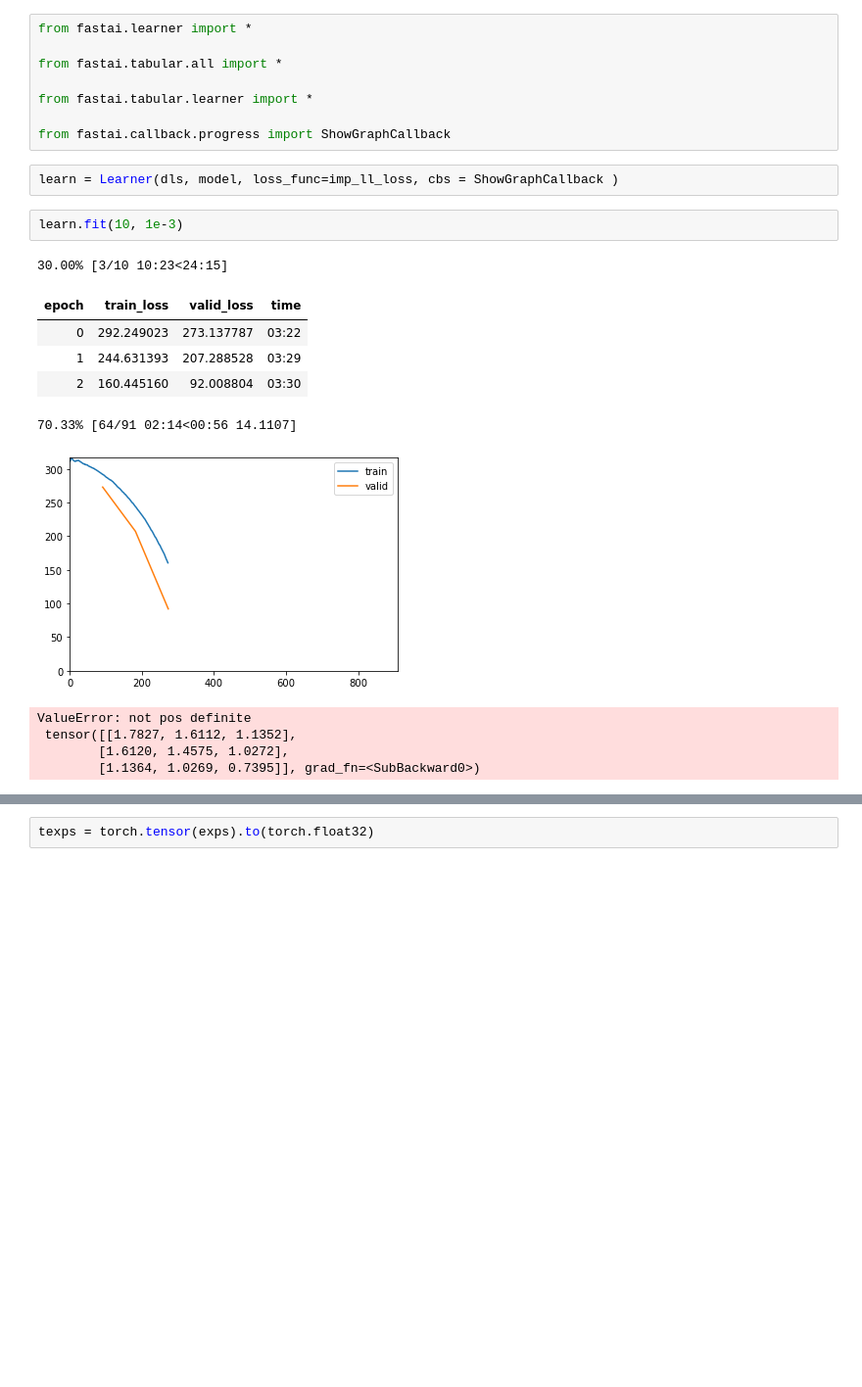
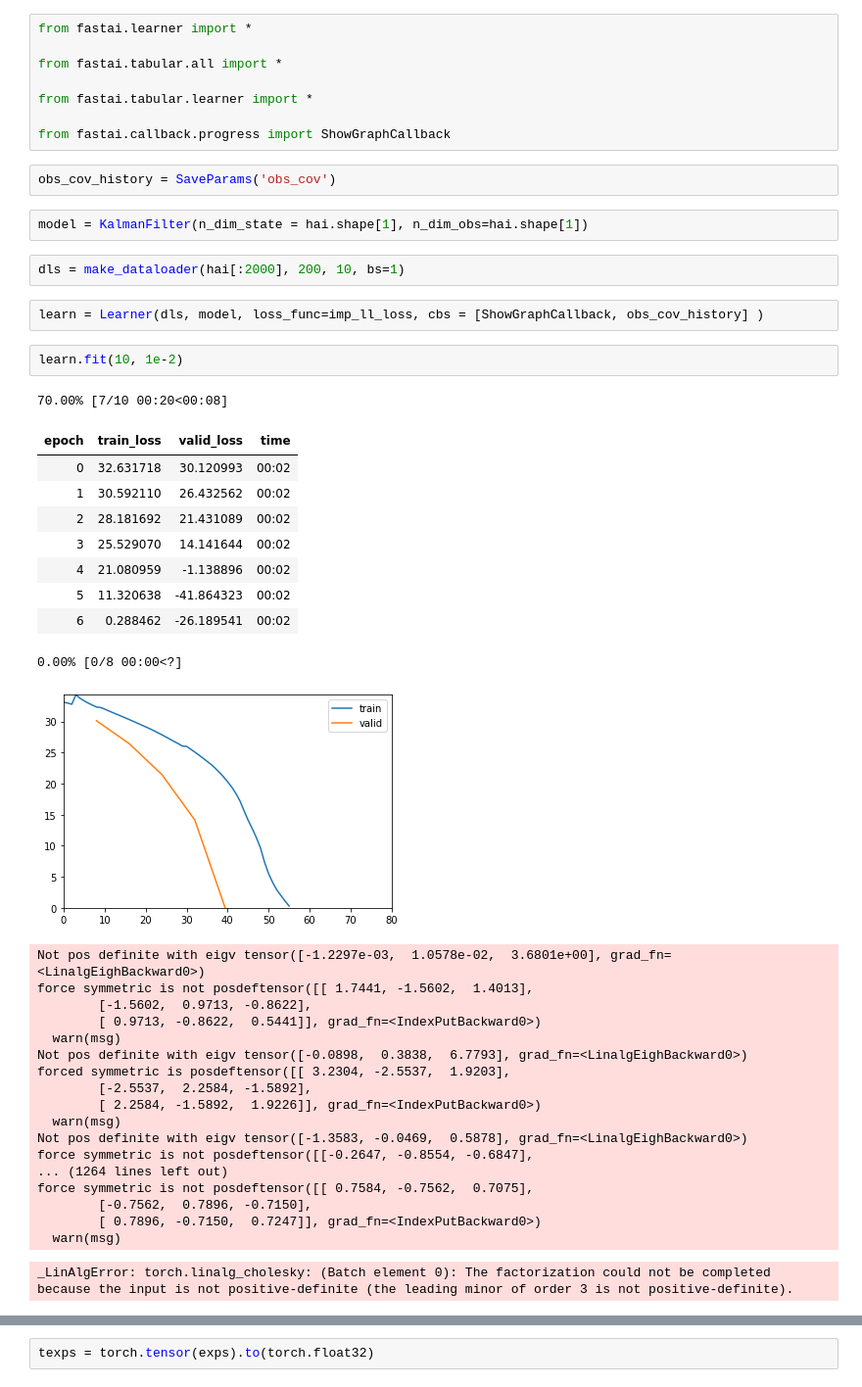
Before and after one commit to mone27/meteo_imp, a Jupyter notebook: lib_nbs/kalman/03_Kalman_fastai.ipynb, the cells around one changed output, grey strips where cells are left out. Shown at 98% size. Saved outputs shown, nothing was run; the diff lists cells and outputs as text; blank space fills up the shorter version.

```diff
--- a/lib_nbs/kalman/03_Kalman_fastai.ipynb
+++ b/lib_nbs/kalman/03_Kalman_fastai.ipynb
@@ -718,19 +744,43 @@ from fastai.tabular.all import *
 from fastai.tabular.learner import *
 
 from fastai.callback.progress import ShowGraphCallback
+# %%
+obs_cov_history = SaveParams('obs_cov')
+# %%
+model = KalmanFilter(n_dim_state = hai.shape[1], n_dim_obs=hai.shape[1])
+# %%
+dls = make_dataloader(hai[:2000], 200, 10, bs=1)
 # %%
-learn = Learner(dls, model, loss_func=imp_ll_loss, cbs = ShowGraphCallback )
+learn = Learner(dls, model, loss_func=imp_ll_loss, cbs = [ShowGraphCallback, obs_cov_history] )
 # %%
-learn.fit(10, 1e-3)
+learn.fit(10, 1e-2)
 # %% [output]
-30.00% [3/10 10:23<24:15]
+70.00% [7/10 00:20<00:08]
 | epoch | train_loss | valid_loss | time |
-| 0 | 292.249023 | 273.137787 | 03:22 |
-| 1 | 244.631393 | 207.288528 | 03:29 |
-| 2 | 160.445160 | 92.008804 | 03:30 |
+| 0 | 32.631718 | 30.120993 | 00:02 |
+| 1 | 30.592110 | 26.432562 | 00:02 |
+| 2 | 28.181692 | 21.431089 | 00:02 |
+| 3 | 25.529070 | 14.141644 | 00:02 |
+| 4 | 21.080959 | -1.138896 | 00:02 |
+| 5 | 11.320638 | -41.864323 | 00:02 |
+| 6 | 0.288462 | -26.189541 | 00:02 |
-70.33% [64/91 02:14<00:56 14.1107]
+0.00% [0/8 00:00<?]
-[figure, old version]
+[figure, new version]
-ValueError: not pos definite
- tensor([[1.7827, 1.6112, 1.1352],
-        [1.6120, 1.4575, 1.0272],
-        [1.1364, 1.0269, 0.7395]], grad_fn=<SubBackward0>)
+Not pos definite with eigv tensor([-1.2297e-03,  1.0578e-02,  3.6801e+00], grad_fn=<LinalgEighBackward0>)
+force symmetric is not posdeftensor([[ 1.7441, -1.5602,  1.4013],
+        [-1.5602,  0.9713, -0.8622],
+        [ 0.9713, -0.8622,  0.5441]], grad_fn=<IndexPutBackward0>)
+  warn(msg)
+Not pos definite with eigv tensor([-0.0898,  0.3838,  6.7793], grad_fn=<LinalgEighBackward0>)
+forced symmetric is posdeftensor([[ 3.2304, -2.5537,  1.9203],
+        [-2.5537,  2.2584, -1.5892],
+        [ 2.2584, -1.5892,  1.9226]], grad_fn=<IndexPutBackward0>)
+  warn(msg)
+Not pos definite with eigv tensor([-1.3583, -0.0469,  0.5878], grad_fn=<LinalgEighBackward0>)
+force symmetric is not posdeftensor([[-0.2647, -0.8554, -0.6847],
+... (1264 lines left out)
+force symmetric is not posdeftensor([[ 0.7584, -0.7562,  0.7075],
+        [-0.7562,  0.7896, -0.7150],
+        [ 0.7896, -0.7150,  0.7247]], grad_fn=<IndexPutBackward0>)
+  warn(msg)
+_LinAlgError: torch.linalg_cholesky: (Batch element 0): The factorization could not be completed because the input is not positive-definite (the leading minor of order 3 is not positive-definite).
```
Also changed, not shown: parts of 32 cells of this notebook.
